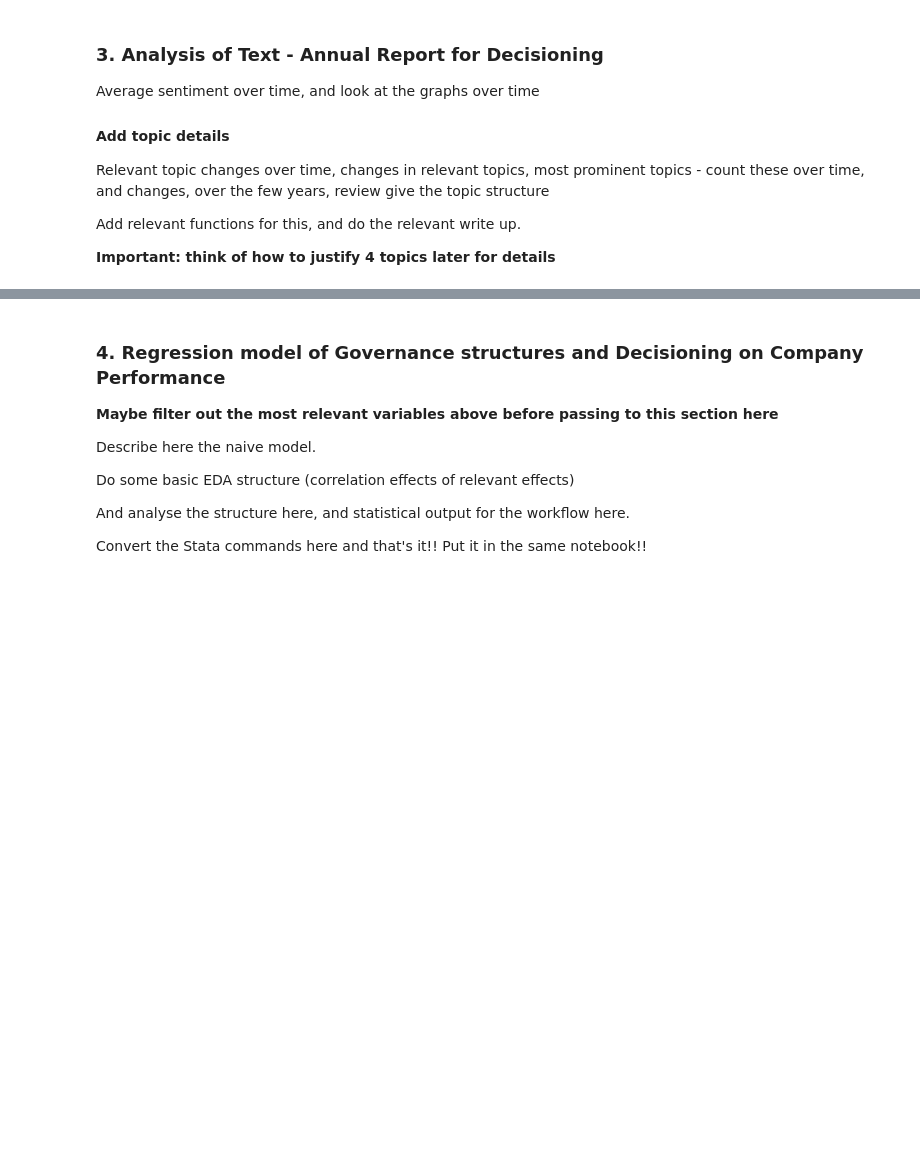
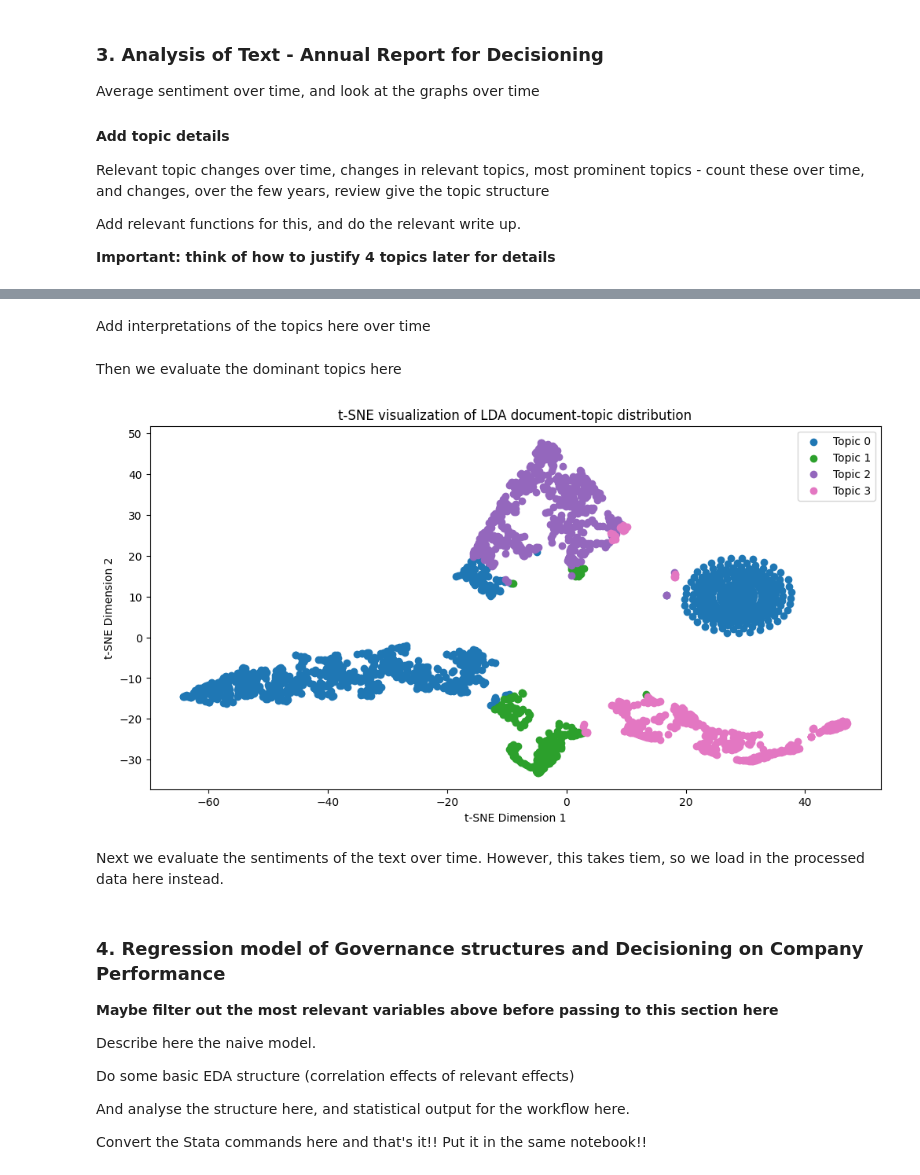
Before and after one commit to PeterHuGC/Imperial_Dissertation_Research, a Jupyter notebook: 5.Final_report_story_telling/EDA_analysis_workflow_planning_implementation.ipynb, the cells around one changed output, grey strips where cells are left out. Cells and saved outputs as stored; diff of their text form; code cells hidden in the pictures; blank space fills up the shorter version.

Commit message:
Added all LDA analysis here

```diff
--- a/5.Final_report_story_telling/EDA_analysis_workflow_planning_implementation.ipynb
+++ b/5.Final_report_story_telling/EDA_analysis_workflow_planning_implementation.ipynb
@@ -178,0 +227,8 @@ Add relevant functions for this, and do the relevant write up.
+# %% [markdown]
+Add interpretations of the topics here over time
+# %% [markdown]
+Then we evaluate the dominant topics here
+# %%
+ta.plot_dominant_topic_distributions(lda_model, common_corpus)
+# %% [output]
+[figure, added]
@@ -178,0 +237,2 @@ Add relevant functions for this, and do the relevant write up.
+# %% [markdown]
+Next we evaluate the sentiments of the text over time. However, this takes tiem, so we load in the processed data here instead.
```
Also changed, not shown: parts of 15 cells of this notebook, 5 other files.
